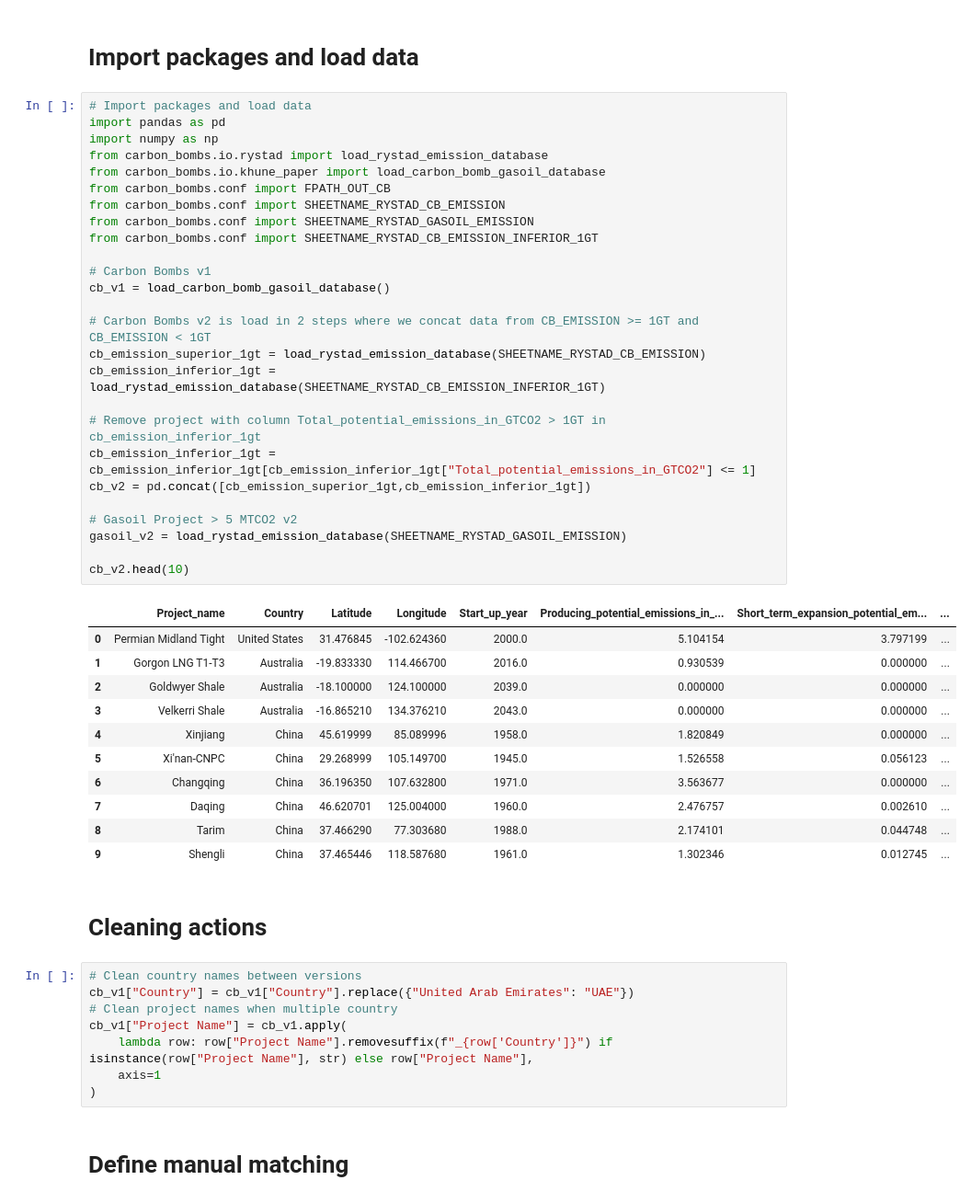
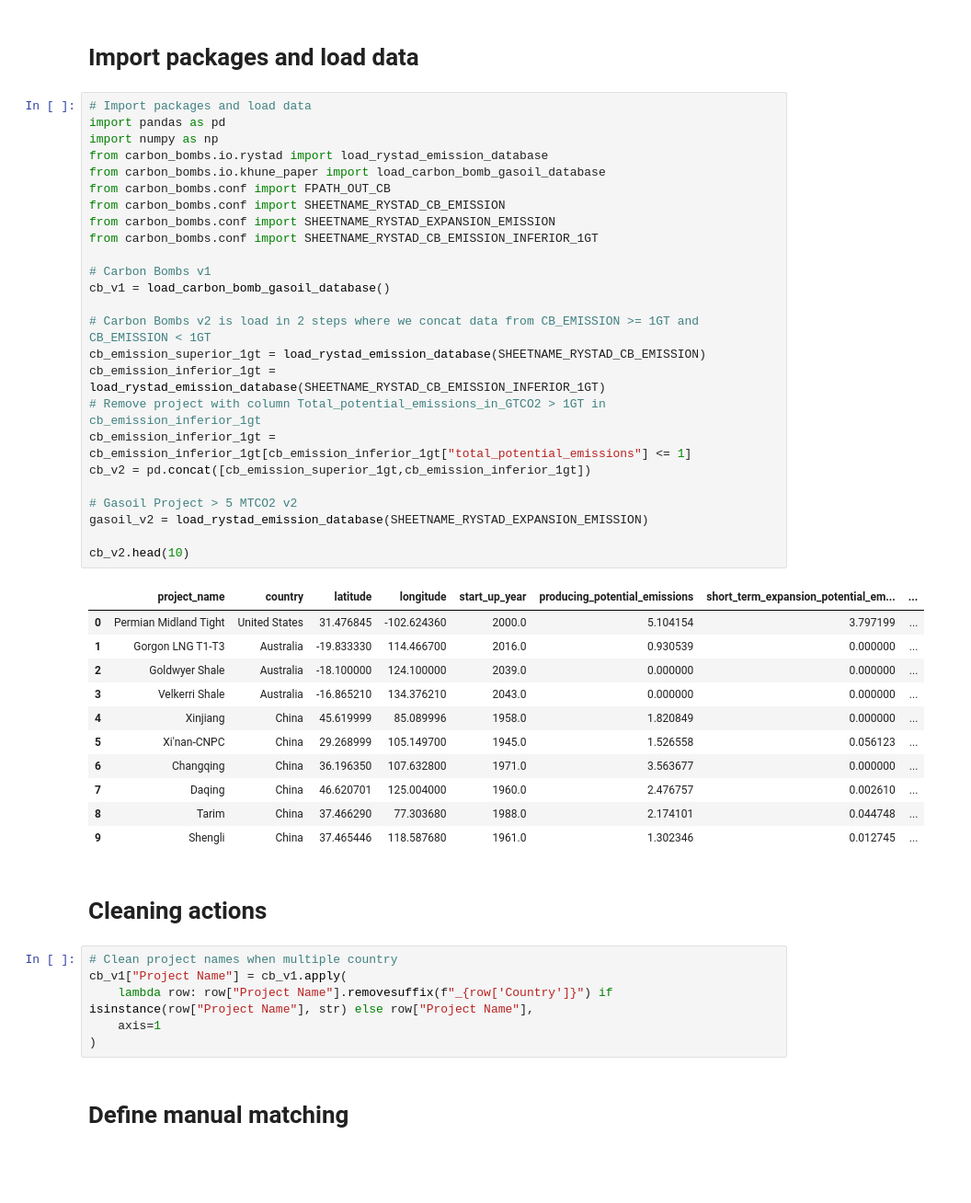
Before and after one commit to dataforgoodfr/CarbonBombs, a Jupyter notebook: nb/compare_carbon_bombs_version.ipynb, the cells around one changed output. Shown at 92% size. Saved outputs shown, nothing was run; the diff lists cells and outputs as text; blank space fills up the shorter version.

Commit message:
🚧 First draft version

```diff
--- a/nb/compare_carbon_bombs_version.ipynb
+++ b/nb/compare_carbon_bombs_version.ipynb
@@ -3,31 +3,30 @@
 # %%
 # Import packages and load data
 import pandas as pd
 import numpy as np
 from carbon_bombs.io.rystad import load_rystad_emission_database
 from carbon_bombs.io.khune_paper import load_carbon_bomb_gasoil_database
 from carbon_bombs.conf import FPATH_OUT_CB
 from carbon_bombs.conf import SHEETNAME_RYSTAD_CB_EMISSION
-from carbon_bombs.conf import SHEETNAME_RYSTAD_GASOIL_EMISSION
+from carbon_bombs.conf import SHEETNAME_RYSTAD_EXPANSION_EMISSION
 from carbon_bombs.conf import SHEETNAME_RYSTAD_CB_EMISSION_INFERIOR_1GT
 
 # Carbon Bombs v1
 cb_v1 = load_carbon_bomb_gasoil_database()
 
 # Carbon Bombs v2 is load in 2 steps where we concat data from CB_EMISSION >= 1GT and CB_EMISSION < 1GT
 cb_emission_superior_1gt = load_rystad_emission_database(SHEETNAME_RYSTAD_CB_EMISSION)
 cb_emission_inferior_1gt = load_rystad_emission_database(SHEETNAME_RYSTAD_CB_EMISSION_INFERIOR_1GT)
-
 # Remove project with column Total_potential_emissions_in_GTCO2 > 1GT in cb_emission_inferior_1gt
-cb_emission_inferior_1gt = cb_emission_inferior_1gt[cb_emission_inferior_1gt["Total_potential_emissions_in_GTCO2"] <= 1]
+cb_emission_inferior_1gt = cb_emission_inferior_1gt[cb_emission_inferior_1gt["total_potential_emissions"] <= 1]
 cb_v2 = pd.concat([cb_emission_superior_1gt,cb_emission_inferior_1gt])
 
 # Gasoil Project > 5 MTCO2 v2
-gasoil_v2 = load_rystad_emission_database(SHEETNAME_RYSTAD_GASOIL_EMISSION)
+gasoil_v2 = load_rystad_emission_database(SHEETNAME_RYSTAD_EXPANSION_EMISSION)
 
 cb_v2.head(10)
 # %% [output]
-|  | Project_name | Country | Latitude | Longitude | Start_up_year | Producing_potential_emissions_in_... | Short_term_expansion_potential_em... | ... |
+|  | project_name | country | latitude | longitude | start_up_year | producing_potential_emissions | short_term_expansion_potential_em... | ... |
 | 0 | Permian Midland Tight | United States | 31.476845 | -102.624360 | 2000.0 | 5.104154 | 3.797199 | ... |
 | 1 | Gorgon LNG T1-T3 | Australia | -19.833330 | 114.466700 | 2016.0 | 0.930539 | 0.000000 | ... |
 | 2 | Goldwyer Shale | Australia | -18.100000 | 124.100000 | 2039.0 | 0.000000 | 0.000000 | ... |
@@ -41,8 +40,6 @@ cb_v2.head(10)
 # %% [markdown]
 # Cleaning actions
 # %%
-# Clean country names between versions
-cb_v1["Country"] = cb_v1["Country"].replace({"United Arab Emirates": "UAE"})
 # Clean project names when multiple country
 cb_v1["Project Name"] = cb_v1.apply(
     lambda row: row["Project Name"].removesuffix(f"_{row['Country']}") if isinstance(row["Project Name"], str) else row["Project Name"],
```
Also changed, not shown: parts of 4 cells of this notebook, 10 other files.
